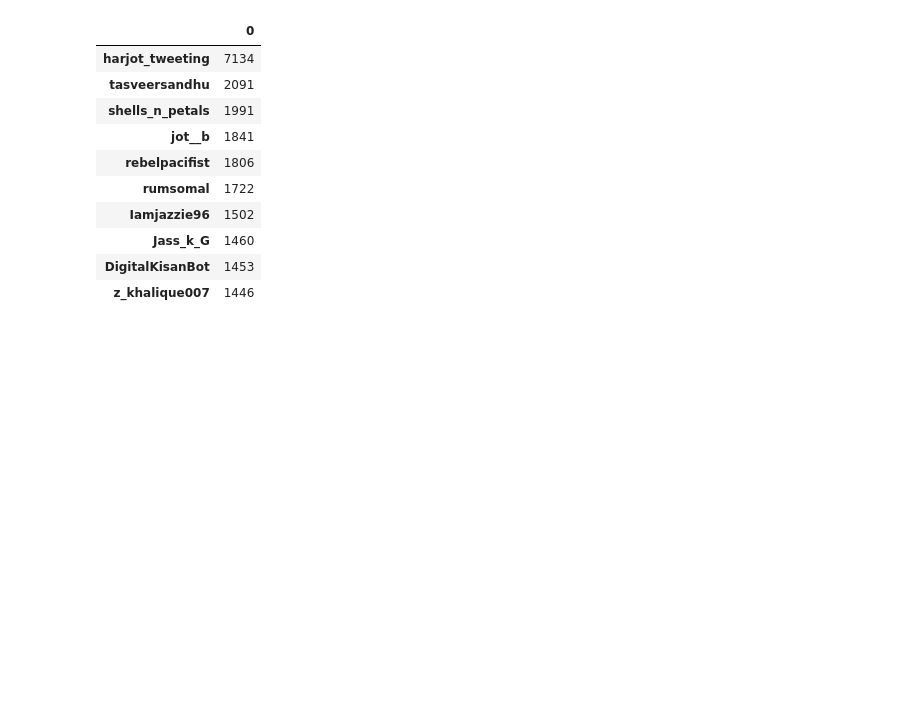
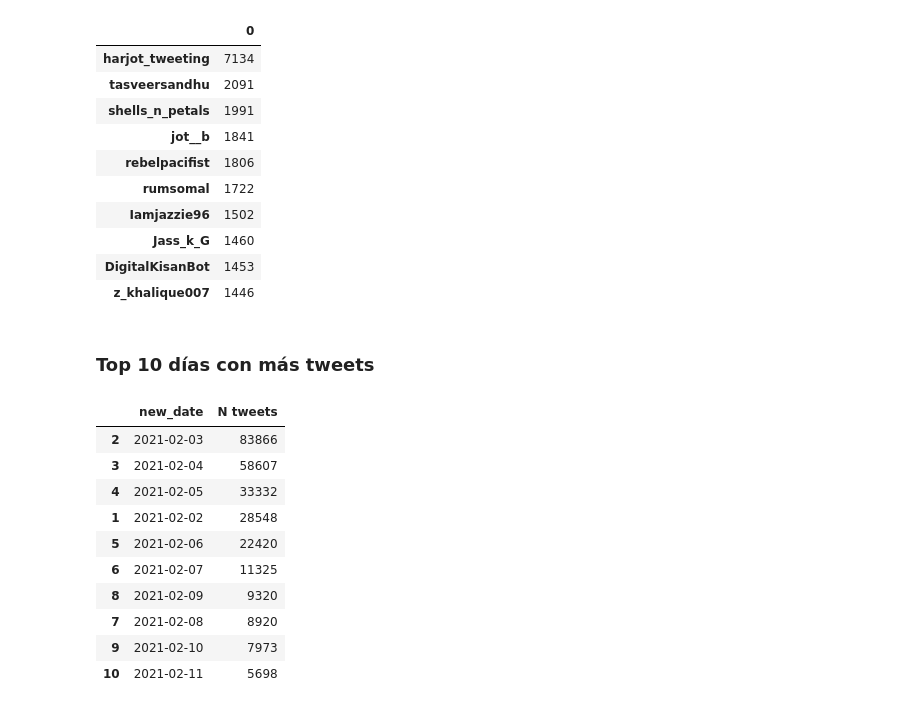
Before and after one commit to bmorrisc/Evaluacion-git, a Jupyter notebook: Solucion.ipynb, the cells around one changed output. Drawn from its saved outputs; the diff is of its cells as text; code cells hidden in the pictures; blank space fills up the shorter version.

```diff
--- a/Solucion.ipynb
+++ b/Solucion.ipynb
@@ -73,3 +73,27 @@ top10_users(df)
 | Jass_k_G | 1460 |
 | DigitalKisanBot | 1453 |
 | z_khalique007 | 1446 |
+# %% [markdown]
+### Top 10 días con más tweets
+# %%
+def top10_days(df):
+    f = lambda x: x.date()
+    df["new_date"] = df["date"].apply(func=f)
+    grouped = df.groupby(["new_date"], as_index=False).size()
+    grouped = grouped.sort_values(by='size', ascending=False).head(10)
+    grouped.rename(columns={"size":"N tweets"}, inplace=True)
+    return grouped
+# %%
+top10_days(df)
+# %% [output]
+|  | new_date | N tweets |
+| 2 | 2021-02-03 | 83866 |
+| 3 | 2021-02-04 | 58607 |
+| 4 | 2021-02-05 | 33332 |
+| 1 | 2021-02-02 | 28548 |
+| 5 | 2021-02-06 | 22420 |
+| 6 | 2021-02-07 | 11325 |
+| 8 | 2021-02-09 | 9320 |
+| 7 | 2021-02-08 | 8920 |
+| 9 | 2021-02-10 | 7973 |
+| 10 | 2021-02-11 | 5698 |
```
